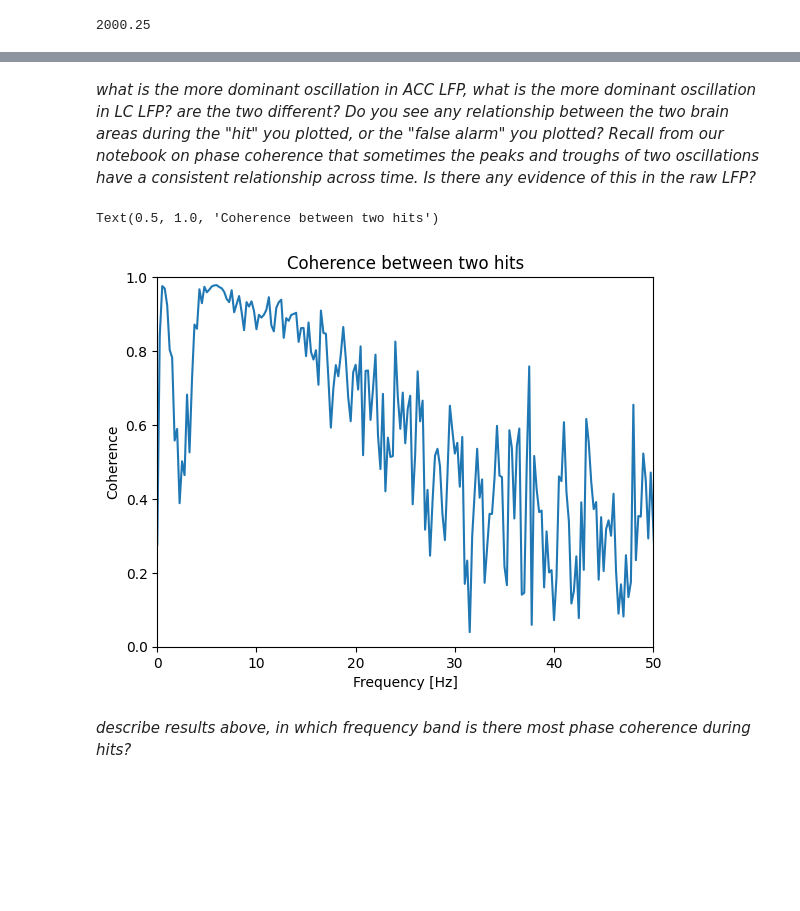
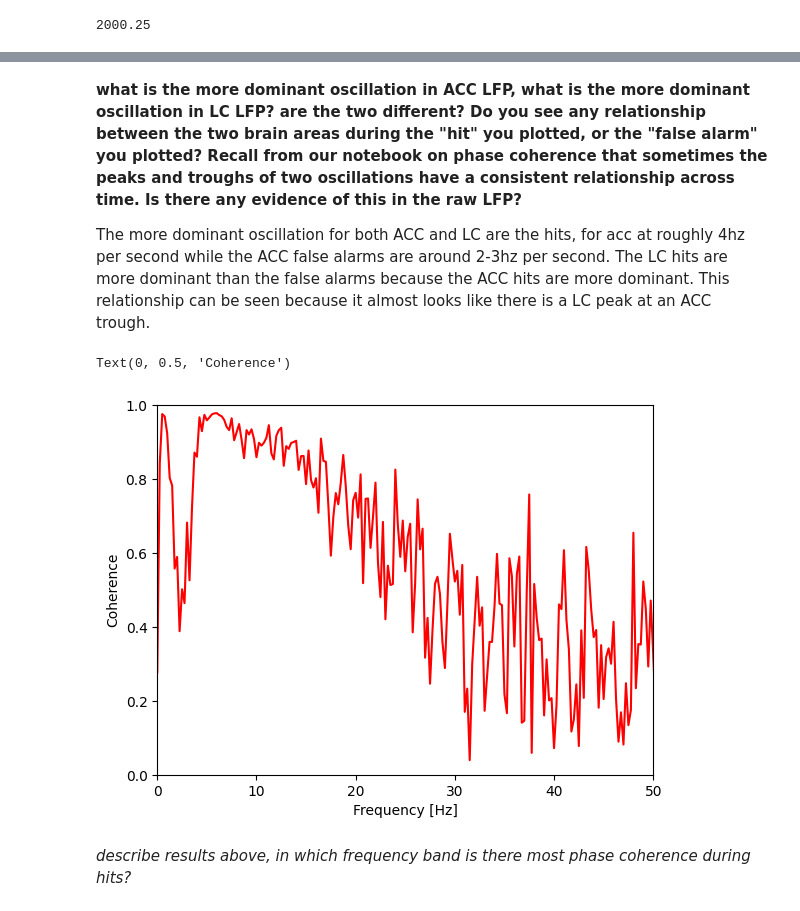
Before and after one commit to nellyfadil/Neuro-265, a Jupyter notebook: coding_homework_6.ipynb, the cells around one changed output, grey strips where cells are left out. Drawn from its saved outputs; the diff is of its cells as text; code cells hidden in the pictures; blank space fills up the shorter version.

```diff
--- a/coding_homework_6.ipynb
+++ b/coding_homework_6.ipynb
@@ -97,36 +97,35 @@ Text(0.5, 0, 'Time')
 # %% [markdown]
-*what is the more dominant oscillation in ACC LFP, what is the more dominant oscillation in LC LFP? are the two different? Do you see any relationship between the two brain areas during the "hit" you plotted, or the "false alarm" you plotted? Recall from our notebook on phase coherence that sometimes the peaks and troughs of two oscillations have a consistent relationship across time. Is there any evidence of this in the raw LFP?*
+**what is the more dominant oscillation in ACC LFP, what is the more dominant oscillation in LC LFP? are the two different? Do you see any relationship between the two brain areas during the "hit" you plotted, or the "false alarm" you plotted? Recall from our notebook on phase coherence that sometimes the peaks and troughs of two oscillations have a consistent relationship across time. Is there any evidence of this in the raw LFP?**
+
+The more dominant oscillation for both ACC and LC are the hits, for acc at roughly 4hz per second while the ACC false alarms are around 2-3hz per second. The LC hits are more dominant than the false alarms because the ACC hits are more dominant. This relationship can be seen because it almost looks like there is a LC peak at an ACC trough.
 # %%
 #compute coherence for acc_hits & lc_hits
 #x axis Frequency (hz), y axis coherence
 dt = time[1] - time[0]              # Define the sampling interval.
 N = acc_hits.shape[1]
-N = lc_hits.shape[1]               # Define number of points in each trial.
 
 # Compute the Fourier transforms
-xf = np.array([np.fft.rfft(x - x.mean()) for x in acc_hits])  # ... for each trial in E1
-yf = np.array([np.fft.rfft(y - y.mean()) for y in lc_hits])  # ... and each trial in E2
+xf = np.array([np.fft.rfft(x - x.mean()) for x in acc_hits])
+yf = np.array([np.fft.rfft(y - y.mean()) for y in lc_hits])
 
 # Compute the spectra
 T = time[-1]
 scale = 2 * dt**2 / T
-Sxx = scale * (xf * xf.conj()).mean(0)  # Spectrum of E1 trials
-Syy = scale * (yf * yf.conj()).mean(0)  # ... and E2 trials
-Sxy = scale * (xf * yf.conj()).mean(0)  # ... and the cross spectrum
+Sxx = scale * (xf * xf.conj()).mean(0)
+Syy = scale * (yf * yf.conj()).mean(0)
+Sxy = scale * (xf * yf.conj()).mean(0)
 
 # Compute the coherence.
 cohr = np.abs(Sxy) / (np.sqrt(Sxx) * np.sqrt(Syy))
-
 f = np.fft.rfftfreq(N, dt)                     # Define a frequency axis.
-plt.plot(f, cohr.real)                      # Plot coherence vs frequency,
+plt.plot(f, cohr.real, color = 'red')                      # Plot coherence vs frequency,
 plt.xlim([0, 50])                           # ... in a chosen frequency range,
 plt.ylim([0, 1])                            # ... with y-axis scaled,
 plt.xlabel('Frequency [Hz]')                # ... and with axes labeled.
 plt.ylabel('Coherence')
-plt.title('Coherence between two hits')
 # %% [output]
-Text(0.5, 1.0, 'Coherence between two hits')
+Text(0, 0.5, 'Coherence')
-[figure, old version]
+[figure, new version]
 # %% [markdown]
 *describe results above, in which frequency band is there most phase coherence during hits?*
 # %%
```
Also changed, not shown: parts of 3 cells of this notebook.
